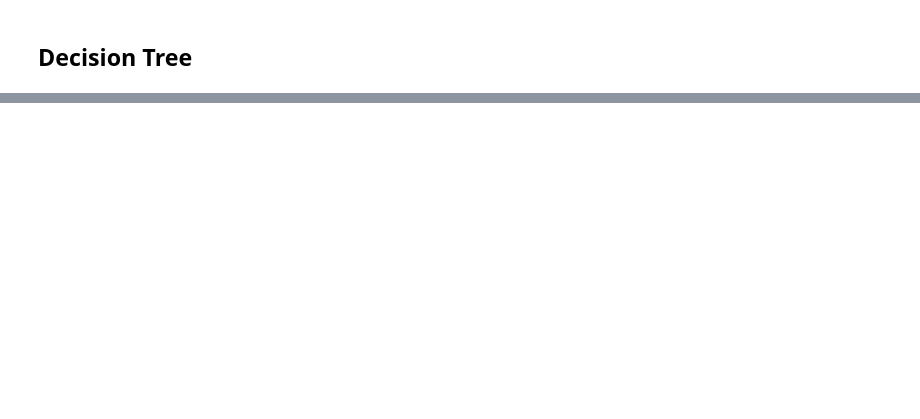
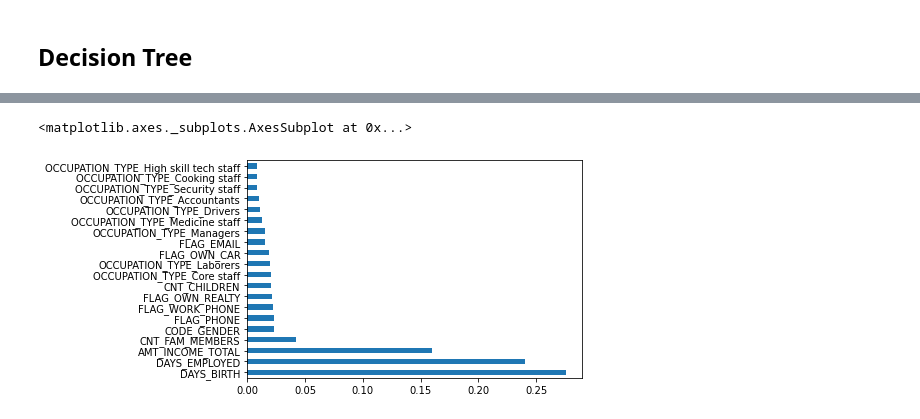
Before and after one commit to Stelvlen/MATH-509, a Jupyter notebook: STAT_509_Final_Project_edition_1.ipynb, the cells around one changed output, grey strips where cells are left out. Cells and saved outputs as stored; diff of their text form; code cells hidden in the pictures; blank space fills up the shorter version.

```diff
--- a/STAT_509_Final_Project_edition_1.ipynb
+++ b/STAT_509_Final_Project_edition_1.ipynb
@@ -325,0 +323,6 @@ Accuracy Score is 0.65864
+# %%
+dt_importances = pd.Series(model_dt.feature_importances_,index=x_training.columns)
+dt_importances.nlargest(20).plot(kind='barh')
+# %% [output]
+<matplotlib.axes._subplots.AxesSubplot at 0x...>
+[figure, added]
```
Also changed, not shown: parts of 15 cells of this notebook.
